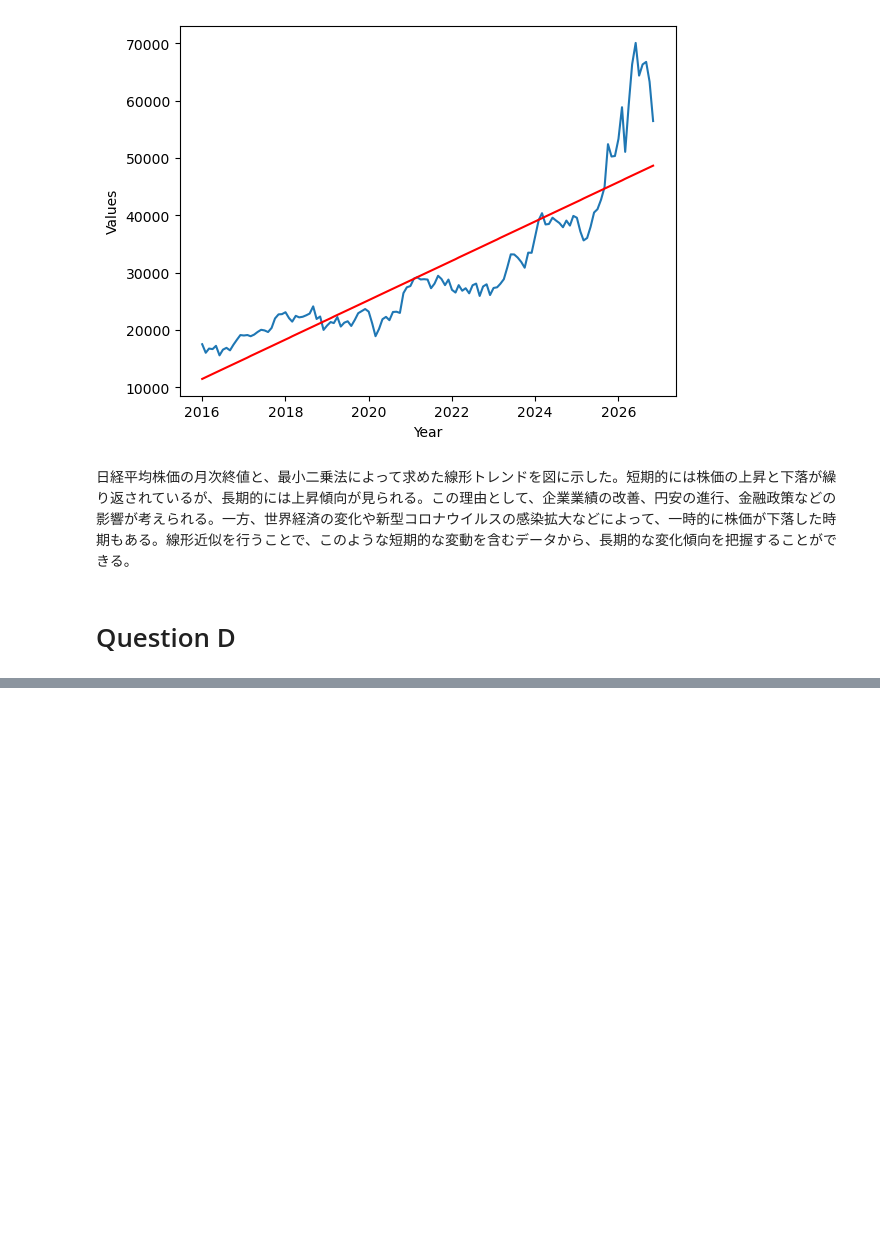
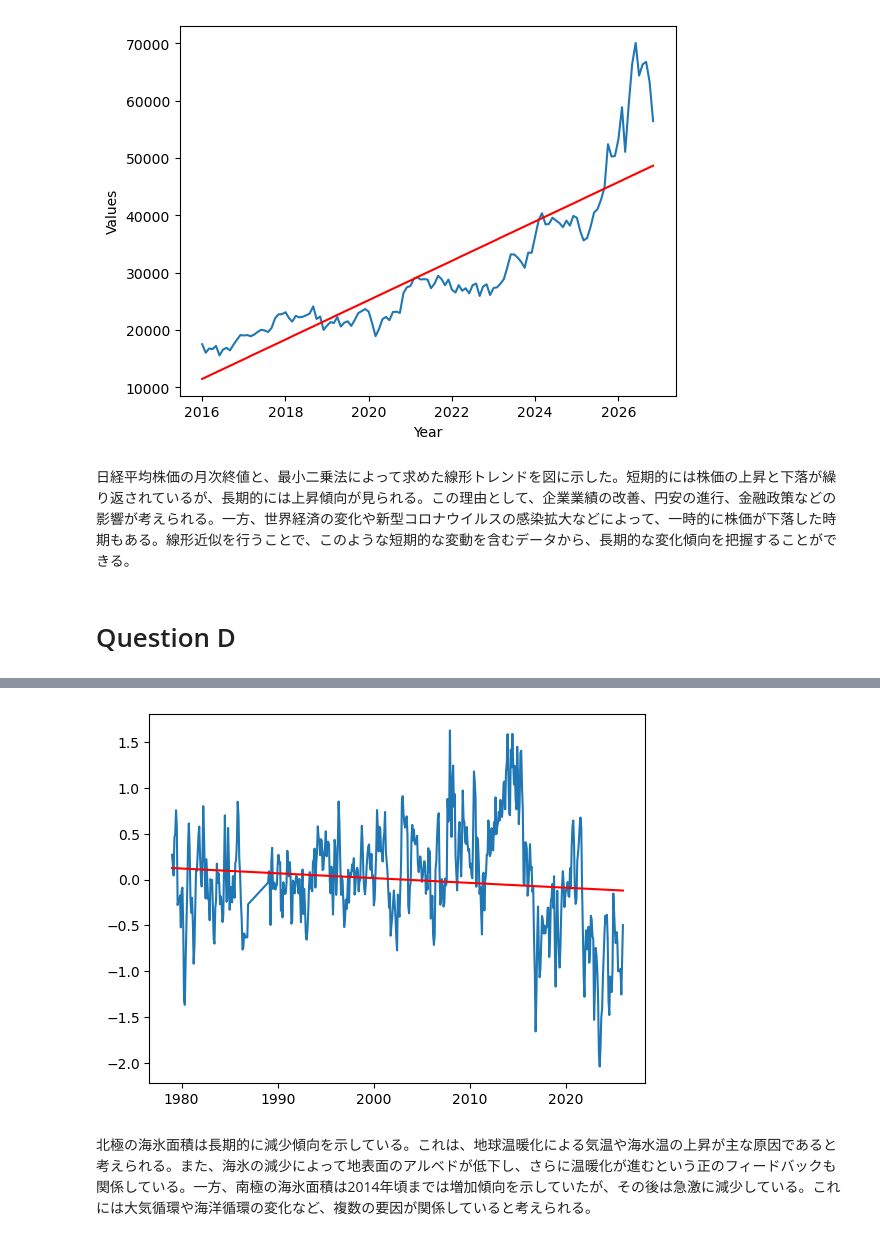
Before and after one commit to imkanata/my_first_python, a Jupyter notebook: python_basic/ca_5/5test.ipynb, the cells around one changed output, grey strips where cells are left out. Saved outputs shown, nothing was run; the diff lists cells and outputs as text; code cells hidden in the pictures; blank space fills up the shorter version.

```diff
--- a/python_basic/ca_5/5test.ipynb
+++ b/python_basic/ca_5/5test.ipynb
@@ -110,0 +142,33 @@ plt.show()
+# %%
+import pandas as pd
+import numpy as np
+import matplotlib.pyplot as plt
+
+filepath = "Sea_Ice_Index_Monthly_Data_by_Year_G02135_v4.0.xlsx"  # 改成你的文件名
+
+
+xls = pd.ExcelFile(filepath, engine="openpyxl")
+#print(xls.sheet_names)
+df = pd.read_excel(filepath, sheet_name='SH-Area')
+df = df.rename(columns={'Unnamed: 0': 'Year'})
+df = df[(df['Year'] >= 1979) & (df['Year'] <= 2025)]
+df = df.dropna(subset=df.columns[1:13])
+
+# 提取每个月的海冰面积
+data = df.iloc[:, 1:13].values
+# 计算每个月的多年平均值
+avg = np.mean(data, axis=0)
+# 去除季节变化
+data = data - avg
+
+# 转换成一维数组
+area = data.flatten()
+mon = (df['Year'].values[:, None] + np.arange(12)/12).flatten()
+plt.plot(mon, area)
+[a, b] = np.polyfit(mon, area, 1)
+plt.plot(mon, a*mon+b, 'r')
+plt.show()
+# %% [output]
+[figure, added]
+# %% [markdown]
+北極の海氷面積は長期的に減少傾向を示している。これは、地球温暖化による気温や海水温の上昇が主な原因であると考えられる。また、海氷の減少によって地表面のアルベドが低下し、さらに温暖化が進むという正のフィードバックも関係している。一方、南極の海氷面積は2014年頃までは増加傾向を示していたが、その後は急激に減少している。これには大気循環や海洋循環の変化など、複数の要因が関係していると考えられる。
```
Also changed, not shown: parts of 1 cell of this notebook, 1 other file.
